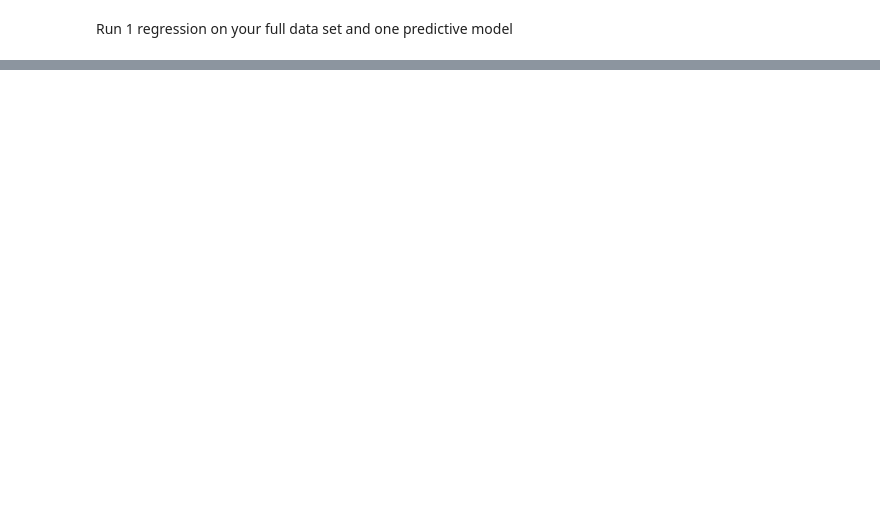
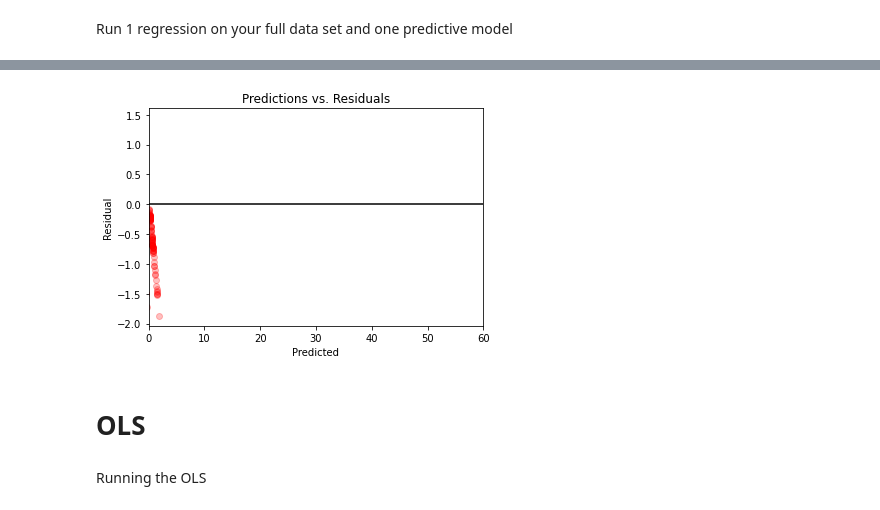
Before and after one commit to ed765super/DATA602, a Jupyter notebook: DATA602_Assignment_4.ipynb, the cells around one changed output, grey strips where cells are left out. Cells and saved outputs as stored; diff of their text form; code cells hidden in the pictures; blank space fills up the shorter version.

```diff
--- a/DATA602_Assignment_4.ipynb
+++ b/DATA602_Assignment_4.ipynb
@@ -64,0 +279,12 @@ Charts properly labeled (axis labels, titles, …)
+# %%
+plt.plot(yhat_test, yhat_residuals, 'ro', alpha=0.25)
+plt.hlines(0,0,60)
+plt.xlim(0,60)
+plt.title('Predictions vs. Residuals')
+plt.xlabel('Predicted')
+plt.ylabel('Residual')
+plt.show()
+# %% [output]
+[figure, added]
+# %% [markdown]
+# OLS
@@ -64,0 +319,2 @@ Charts properly labeled (axis labels, titles, …)
+# %% [markdown]
+Running the OLS
```
Also changed, not shown: parts of 50 cells of this notebook.
